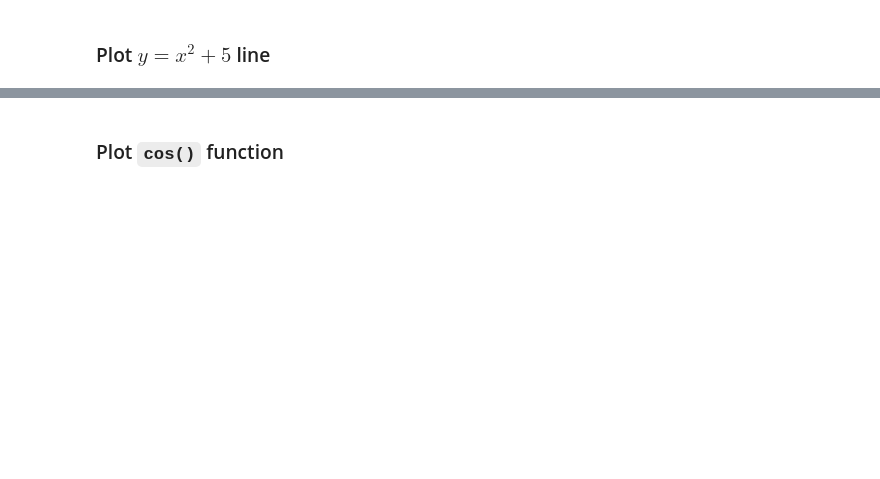
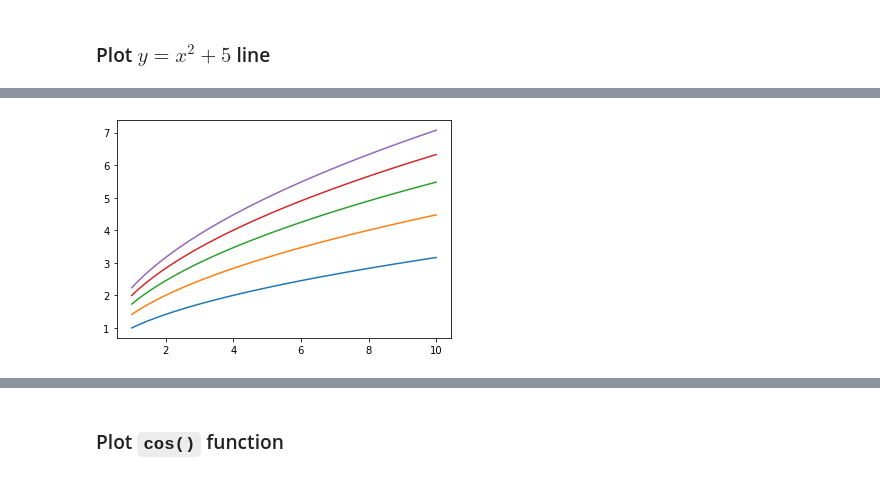
Before and after one commit to Ebimsv/Machine_Learning_Course, a Jupyter notebook: Notebooks/4. Intro to Matplotlib.ipynb, the cells around one changed output, grey strips where cells are left out. Saved outputs shown, nothing was run; the diff lists cells and outputs as text; code cells hidden in the pictures; blank space fills up the shorter version.

```diff
--- a/Notebooks/4. Intro to Matplotlib.ipynb
+++ b/Notebooks/4. Intro to Matplotlib.ipynb
@@ -15,0 +37,10 @@ y = [2, 4, 6, 8, 10]
+# %%
+x = np.linspace(1, 10, 100)
+
+plt.plot(x, sqrt(x, a=1))
+plt.plot(x, sqrt(x, a=2))
+plt.plot(x, sqrt(x, a=3))
+plt.plot(x, sqrt(x, a=4))
+plt.plot(x, sqrt(x, a=5));
+# %% [output]
+[figure, added]
```
Also changed, not shown: parts of 12 cells of this notebook.
